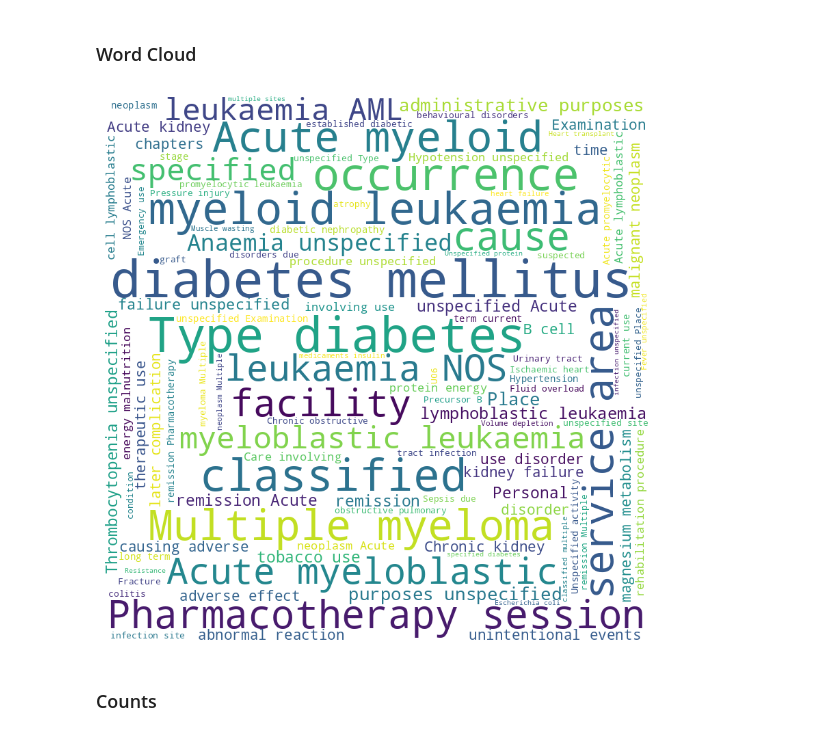
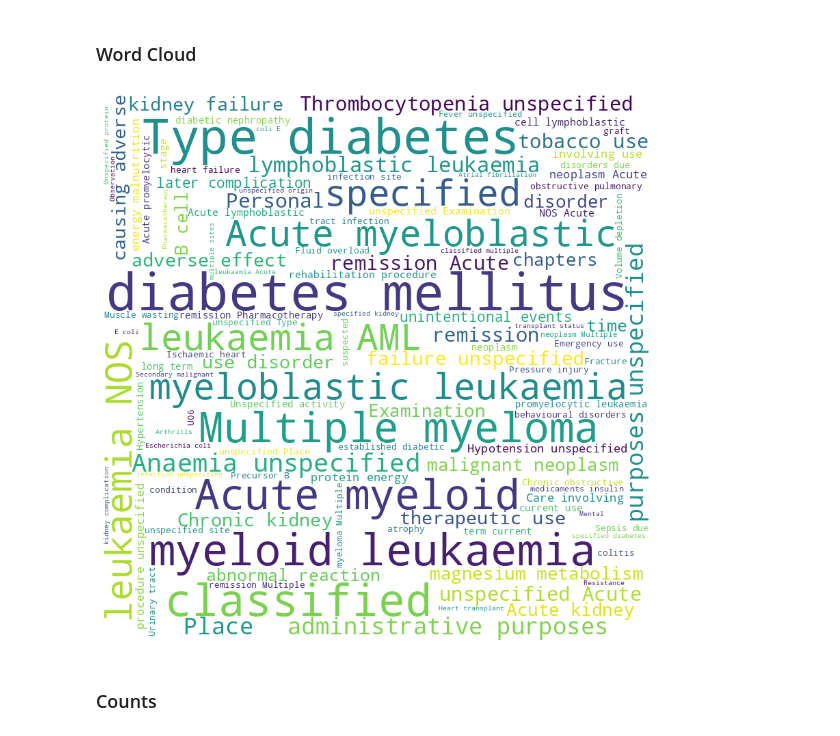
Before and after one commit to ryashpal/EHR-Int-Analysis, a Jupyter notebook: notebooks/co_morbidities_analysis/exploration_1.ipynb, the cells around one changed output. Cells and saved outputs as stored; diff of their text form; code cells hidden in the pictures.

```diff
--- a/notebooks/co_morbidities_analysis/exploration_1.ipynb
+++ b/notebooks/co_morbidities_analysis/exploration_1.ipynb
@@ -65,26 +65,26 @@ filteredIcdDf
 # %%
 from wordcloud import WordCloud, STOPWORDS
 import matplotlib.pyplot as plt
 import pandas as pd
 
 stopwords = set(STOPWORDS)
-additionalStopwords = {'diseases', 'disease', 'health', 'without', 'elsewhere', 'history', 'mention'}
+additionalStopwords = {'facility', 'service', 'area', 'session', 'cause', 'occurrence', 'faculty', 'diseases', 'disease', 'health', 'without', 'elsewhere', 'history', 'mention'}
 stopwords = stopwords.union(additionalStopwords)
 
 wordcloud = WordCloud(width = 800, height = 800,
                 background_color ='white',
                 stopwords = stopwords,
                 min_font_size = 10).generate(" ".join(filteredIcdDf.ICD_DESCRIPTION))
 
 # plot the WordCloud image
 plt.figure(figsize = (8, 8), facecolor = None)
 plt.imshow(wordcloud)
 plt.axis("off")
 plt.tight_layout(pad = 0)
 
 plt.show()
 # %% [output]
-[figure, old version]
+[figure, new version]
 # %% [markdown]
 ### Counts
 # %% [markdown]
```
Also changed, not shown: parts of 3 cells of this notebook, 5 other files.
